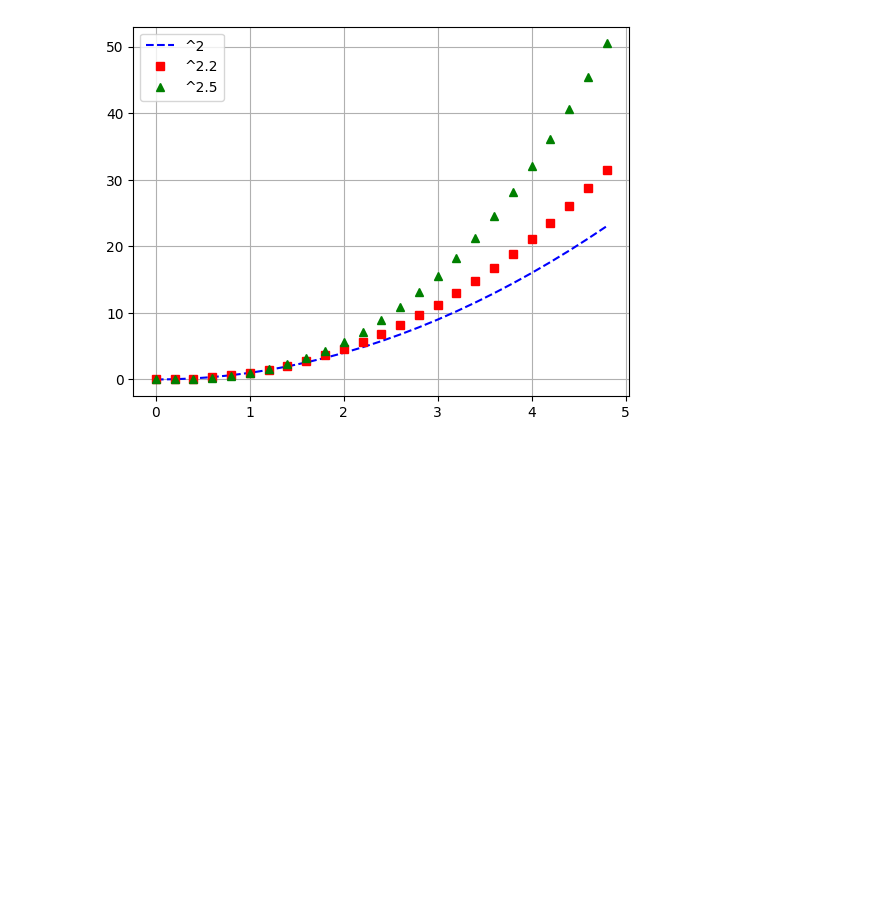
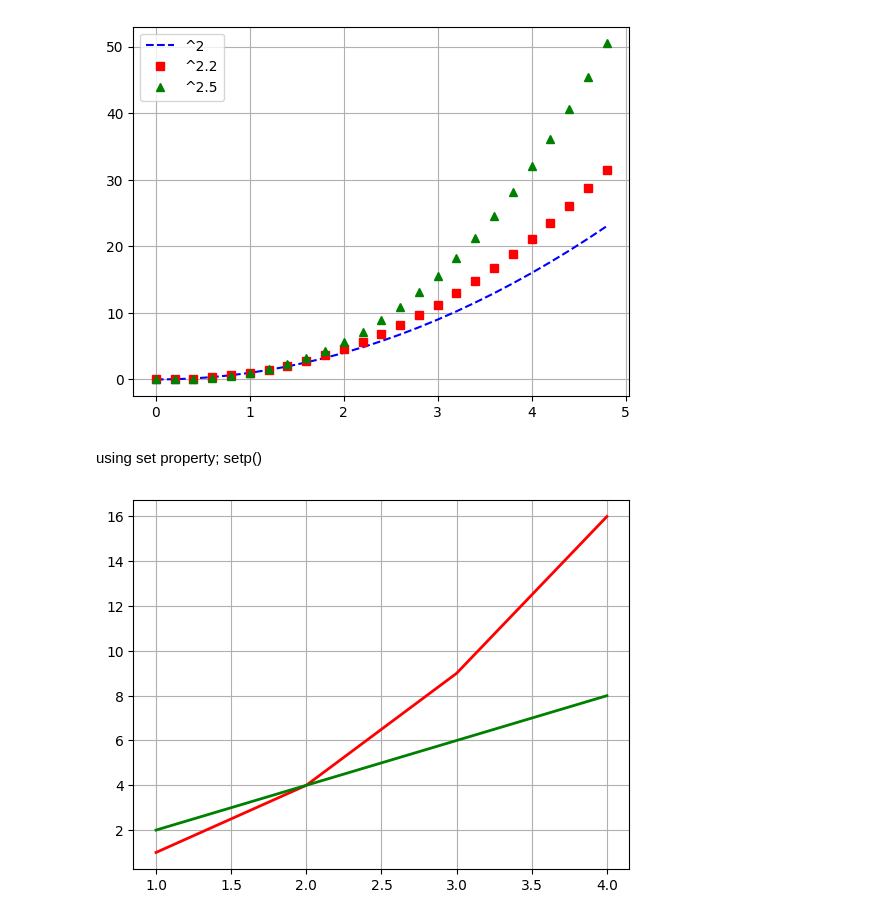
Before and after one commit to thisispawann/data-science-fundamentals, a Jupyter notebook: matplotlib/pyplot.ipynb, the cells around one changed output. Saved outputs shown, nothing was run; the diff lists cells and outputs as text; code cells hidden in the pictures; blank space fills up the shorter version.

Commit message:
set property

```diff
--- a/matplotlib/pyplot.ipynb
+++ b/matplotlib/pyplot.ipynb
@@ -38,3 +38,20 @@ plt.legend()
 plt.show()
 # %% [output]
 [figure]
+# %% [markdown]
+using set property; setp()
+# %%
+x1 = [1,2,3,4]
+y1 = [1,4,9,16]
+
+x2 = [1,2,3,4]
+y2 = [2,4,6,8]
+
+lines = plt.plot(x1, y1, x2, y2)
+
+#use keyword args
+plt.setp(lines[0], color='r', linewidth = 2.0) # lines 0 --> x1, y1 line
+plt.setp(lines[1], color='g', linewidth = 2.0) # lines 0 --> x2, y2 line
+plt.grid()
+# %% [output]
+[figure, added]
```
